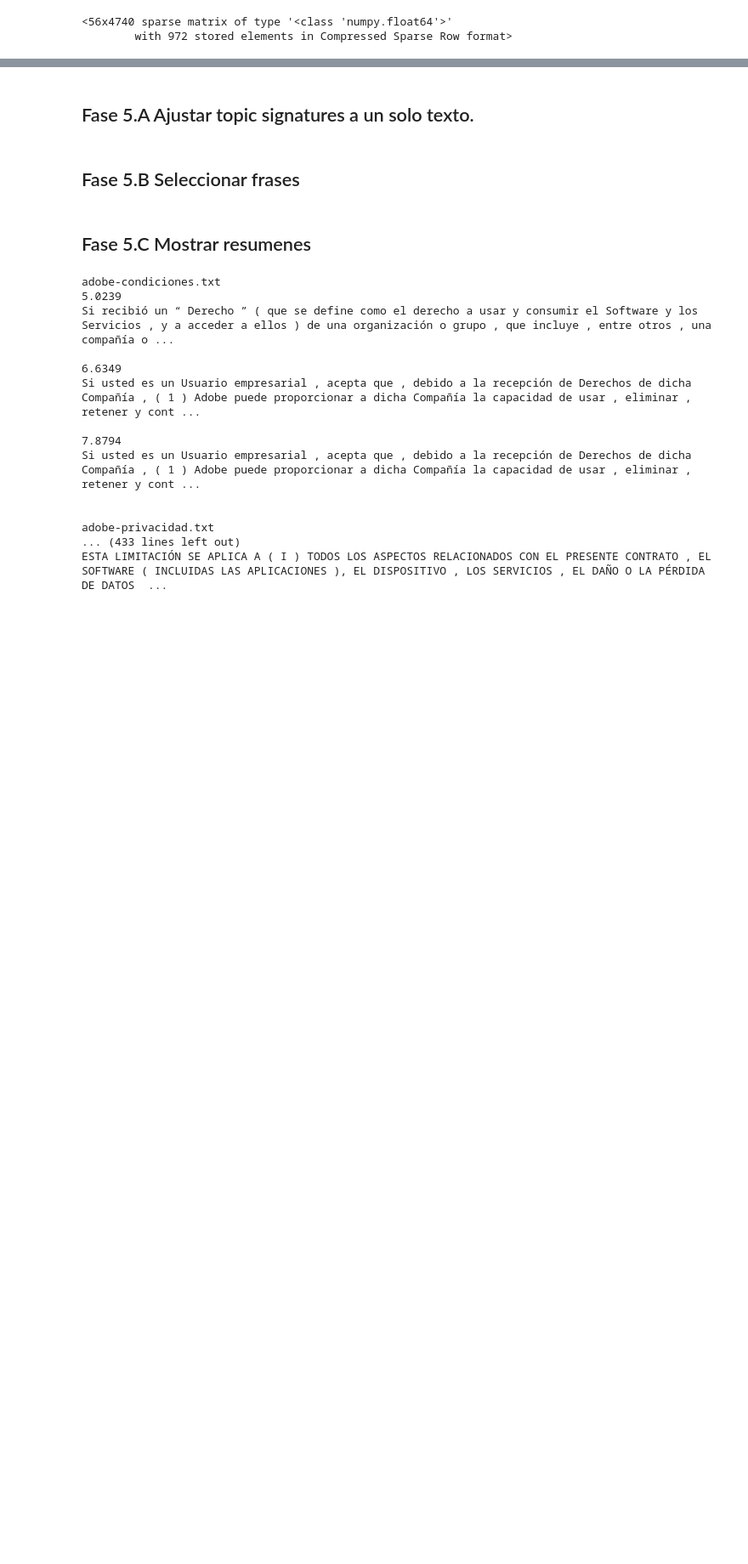
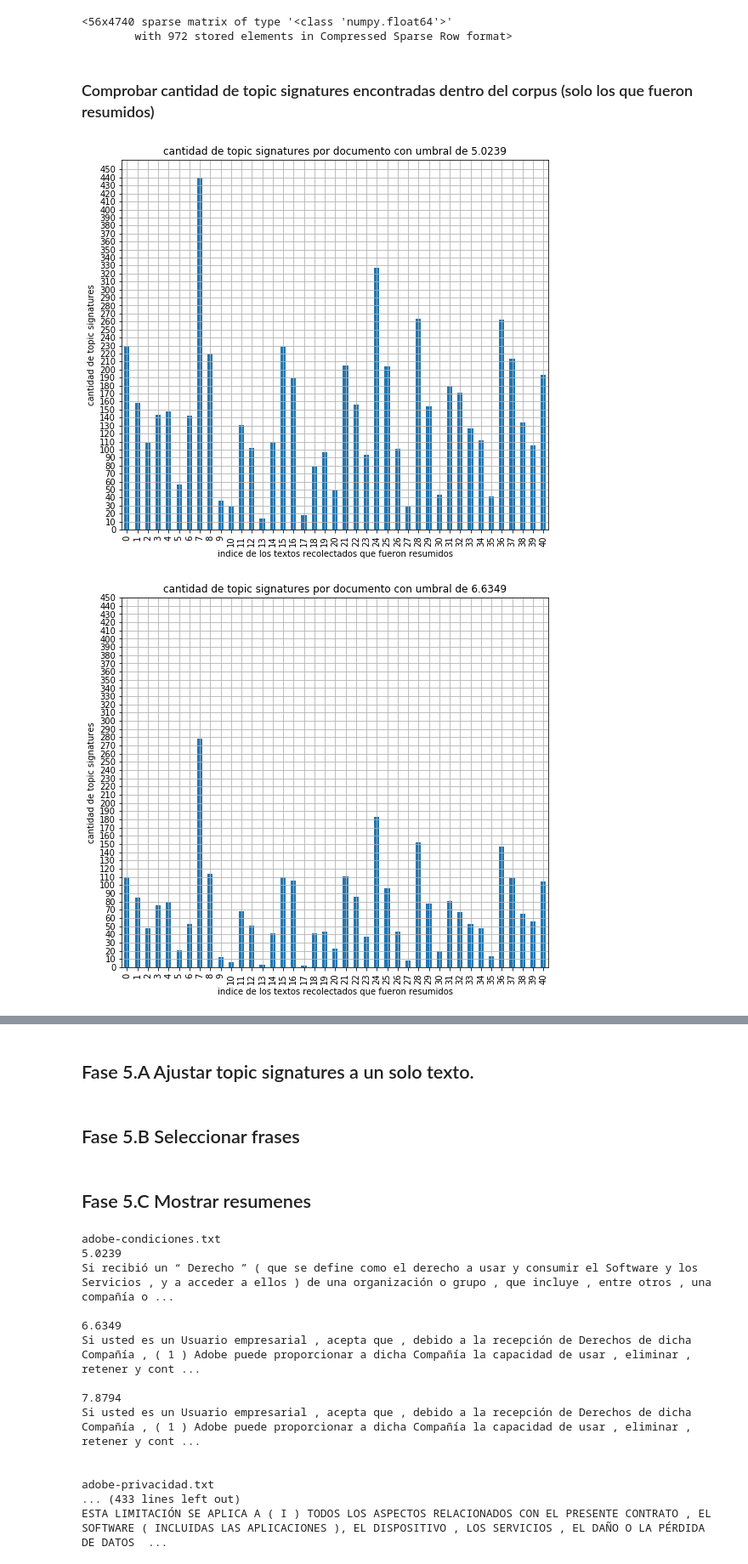
Before and after one commit to ecardona506/terms-of-service, a Jupyter notebook: Prueba de Verosimilitud Logaritmica.ipynb, the cells around one changed output, grey strips where cells are left out. Shown at 85% size. Saved outputs shown, nothing was run; the diff lists cells and outputs as text; code cells hidden in the pictures; blank space fills up the shorter version.

```diff
--- a/Prueba de Verosimilitud Logaritmica.ipynb
+++ b/Prueba de Verosimilitud Logaritmica.ipynb
@@ -363,3 +373,31 @@ topic_signatures_umbrales.pop()
 # %% [output]
 <56x4740 sparse matrix of type '<class 'numpy.float64'>'
         with 972 stored elements in Compressed Sparse Row format>
+# %% [markdown]
+### Comprobar cantidad de topic signatures encontradas dentro del corpus (solo los que fueron resumidos)
+# %%
+textos_recolectados = os.listdir(ruta)
+textos_referencias = os.listdir(ruta_referencias)
+
+i,j,filtro = 0,0,[]
+while i< len(textos_recolectados) and j < len(textos_referencias):
+    if textos_recolectados[i] ==  textos_referencias[j]:
+        filtro.append(1)
+        j+=1
+    else:
+        filtro.append(0)
+    i+=1
+
+for i in range(len(umbrales)):
+    topic_signatures_por_documento = topic_signatures_umbrales[i].toarray().sum(1)
+    df_umbral = pd.DataFrame(topic_signatures_por_documento, columns=['topic signatures por documento {}'.format(umbrales[i])])
+    df_umbral = df_umbral[[x == 1 for x in filtro]]
+    df_umbral = df_umbral.reset_index()
+    df_umbral.drop('index',axis=1,inplace=True)
+    grafica = df_umbral.plot.bar(figsize=(9,8),grid=True,yticks=np.arange(0,460,10),legend=False,
+                                 title='cantidad de topic signatures por documento con umbral de {}'.format(umbrales[i]))
+    grafica.set_xlabel('indice de los textos recolectados que fueron resumidos')
+    grafica.set_ylabel('cantidad de topic signatures')
+# %% [output]
+[figure, added]
+[figure, added]
```
Also changed, not shown: parts of 57 cells of this notebook, 14 other files.
